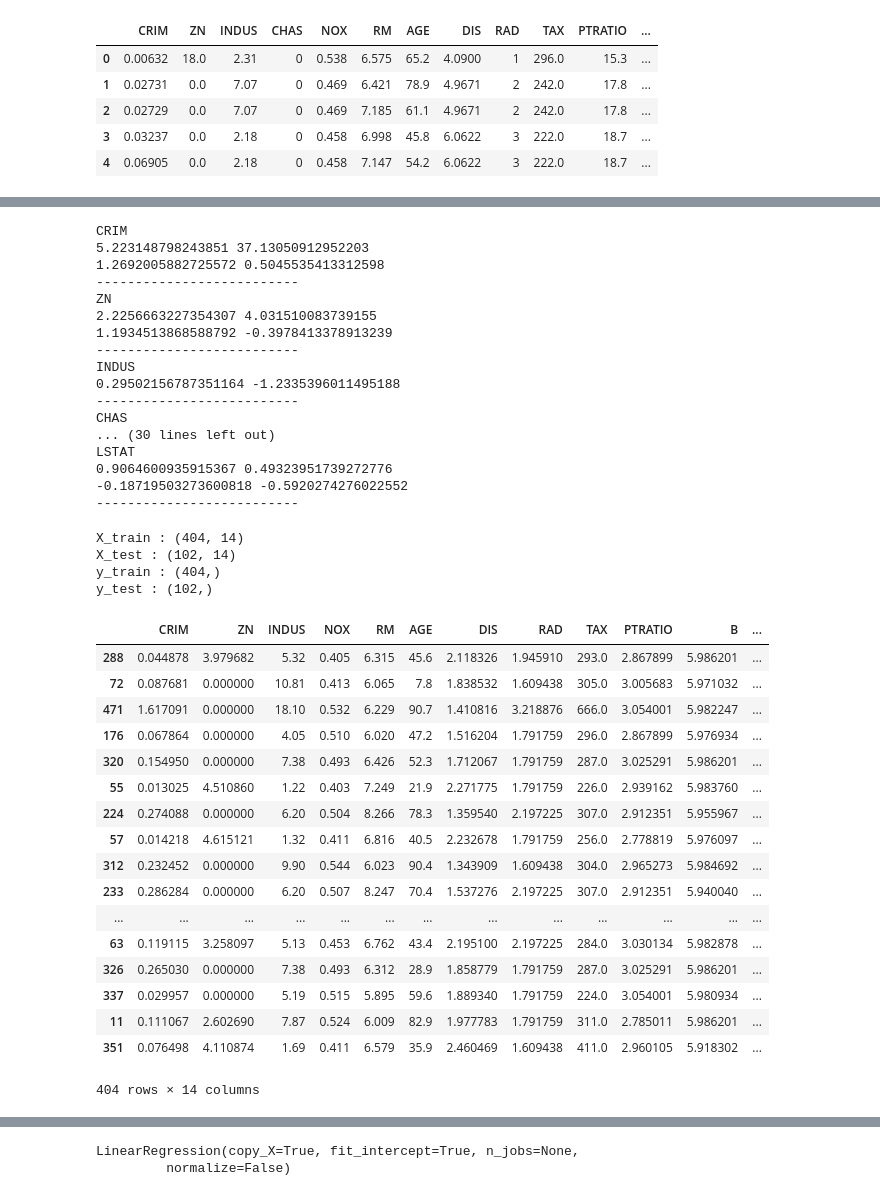
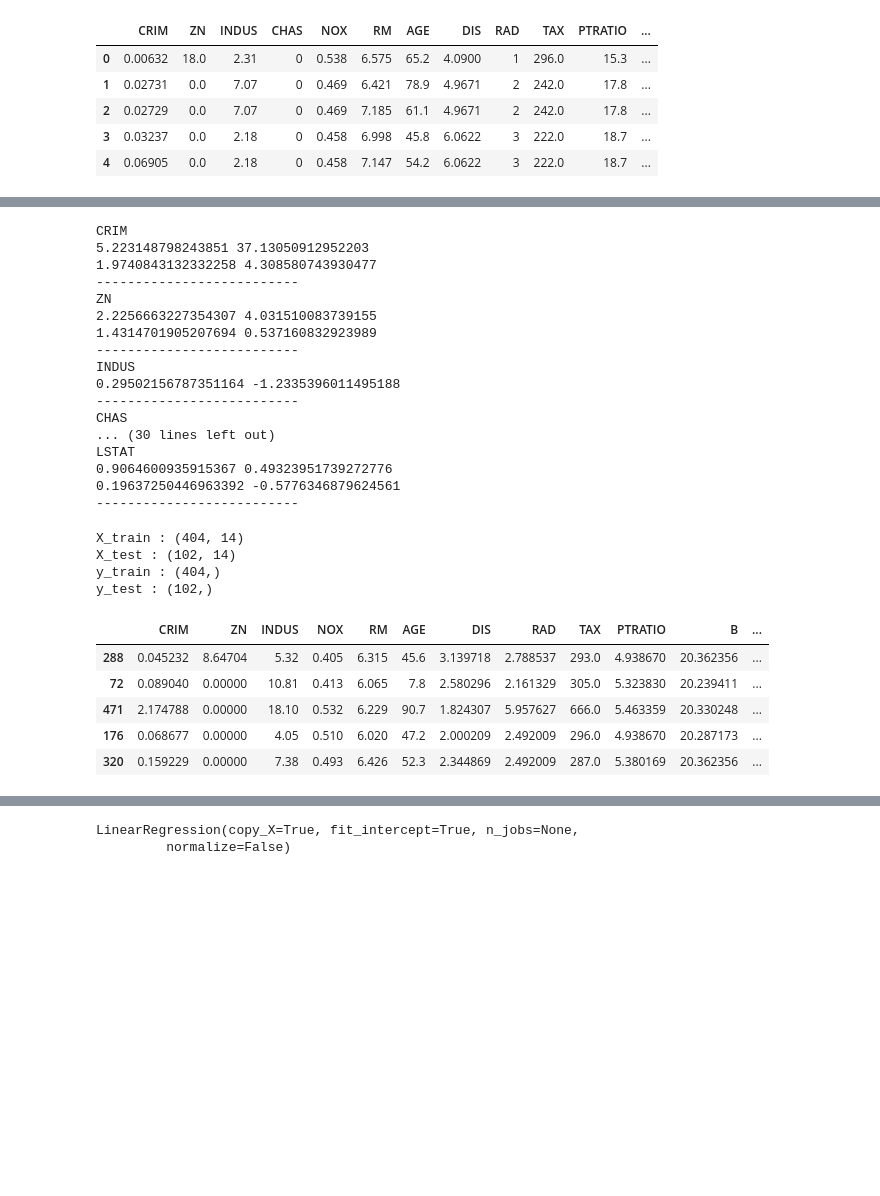
Before and after one commit to jk7g14/House-Price-Prediction, a Jupyter notebook: house-price-prediction-part2.ipynb, the cells around one changed output, grey strips where cells are left out. Saved outputs shown, nothing was run; the diff lists cells and outputs as text; code cells hidden in the pictures; blank space fills up the shorter version.

```diff
--- a/house-price-prediction-part2.ipynb
+++ b/house-price-prediction-part2.ipynb
@@ -28,4 +28,4 @@ df.head()
 | 3 | 0.03237 | 0.0 | 2.18 | 0 | 0.458 | 6.998 | 45.8 | 6.0622 | 3 | 222.0 | 18.7 | ... |
 | 4 | 0.06905 | 0.0 | 2.18 | 0 | 0.458 | 7.147 | 54.2 | 6.0622 | 3 | 222.0 | 18.7 | ... |
 # %%
-df['MEDV'] = boxcox1p(df['MEDV'], boxcox_lambda)
+df['MEDV'] = np.log1p(df['MEDV'])
@@ -34,18 +46,20 @@ for i in df.columns[:-1]:
     print(i)
     print(df[i].skew(), df[i].kurt())
     if i != 'CHAS' and (abs(df[i].skew()) > 0.75):
-        df[i] = np.log1p(df[i])
+        df[i] = boxcox1p(df[i], 0.35)
+        #df[i] = np.log1p(df[i])
+
         print(df[i].skew(), df[i].kurt())
 
     print('--------------------------')
 # %% [output]
 CRIM
 5.223148798243851 37.13050912952203
-1.2692005882725572 0.5045535413312598
+1.9740843132332258 4.308580743930477
 --------------------------
 ZN
 2.2256663227354307 4.031510083739155
-1.1934513868588792 -0.3978413378913239
+1.4314701905207694 0.537160832923989
 --------------------------
 INDUS
 0.29502156787351164 -1.2335396011495188
@@ -54,7 +68,7 @@ CHAS
 ... (30 lines left out)
 LSTAT
 0.9064600935915367 0.49323951739272776
--0.18719503273600818 -0.5920274276022552
+0.19637250446963392 -0.5776346879624561
 --------------------------
 # %%
 num_features = ['CRIM', 'ZN', 'INDUS','NOX','RM','AGE','DIS','RAD','TAX','PTRATIO','B','LSTAT']
@@ -78,24 +92,12 @@ X_test : (102, 14)
 y_train : (404,)
 y_test : (102,)
 # %%
-X_train
+X_train.head()
 # %% [output]
 |  | CRIM | ZN | INDUS | NOX | RM | AGE | DIS | RAD | TAX | PTRATIO | B | ... |
-| 288 | 0.044878 | 3.979682 | 5.32 | 0.405 | 6.315 | 45.6 | 2.118326 | 1.945910 | 293.0 | 2.867899 | 5.986201 | ... |
-| 72 | 0.087681 | 0.000000 | 10.81 | 0.413 | 6.065 | 7.8 | 1.838532 | 1.609438 | 305.0 | 3.005683 | 5.971032 | ... |
-| 471 | 1.617091 | 0.000000 | 18.10 | 0.532 | 6.229 | 90.7 | 1.410816 | 3.218876 | 666.0 | 3.054001 | 5.982247 | ... |
-| 176 | 0.067864 | 0.000000 | 4.05 | 0.510 | 6.020 | 47.2 | 1.516204 | 1.791759 | 296.0 | 2.867899 | 5.976934 | ... |
-| 320 | 0.154950 | 0.000000 | 7.38 | 0.493 | 6.426 | 52.3 | 1.712067 | 1.791759 | 287.0 | 3.025291 | 5.986201 | ... |
-| 55 | 0.013025 | 4.510860 | 1.22 | 0.403 | 7.249 | 21.9 | 2.271775 | 1.791759 | 226.0 | 2.939162 | 5.983760 | ... |
-| 224 | 0.274088 | 0.000000 | 6.20 | 0.504 | 8.266 | 78.3 | 1.359540 | 2.197225 | 307.0 | 2.912351 | 5.955967 | ... |
-| 57 | 0.014218 | 4.615121 | 1.32 | 0.411 | 6.816 | 40.5 | 2.232678 | 1.791759 | 256.0 | 2.778819 | 5.976097 | ... |
-| 312 | 0.232452 | 0.000000 | 9.90 | 0.544 | 6.023 | 90.4 | 1.343909 | 1.609438 | 304.0 | 2.965273 | 5.984692 | ... |
-| 233 | 0.286284 | 0.000000 | 6.20 | 0.507 | 8.247 | 70.4 | 1.537276 | 2.197225 | 307.0 | 2.912351 | 5.940040 | ... |
-| ... | ... | ... | ... | ... | ... | ... | ... | ... | ... | ... | ... | ... |
-| 63 | 0.119115 | 3.258097 | 5.13 | 0.453 | 6.762 | 43.4 | 2.195100 | 2.197225 | 284.0 | 3.030134 | 5.982878 | ... |
-| 326 | 0.265030 | 0.000000 | 7.38 | 0.493 | 6.312 | 28.9 | 1.858779 | 1.791759 | 287.0 | 3.025291 | 5.986201 | ... |
-| 337 | 0.029957 | 0.000000 | 5.19 | 0.515 | 5.895 | 59.6 | 1.889340 | 1.791759 | 224.0 | 3.054001 | 5.980934 | ... |
-| 11 | 0.111067 | 2.602690 | 7.87 | 0.524 | 6.009 | 82.9 | 1.977783 | 1.791759 | 311.0 | 2.785011 | 5.986201 | ... |
-| 351 | 0.076498 | 4.110874 | 1.69 | 0.411 | 6.579 | 35.9 | 2.460469 | 1.609438 | 411.0 | 2.960105 | 5.918302 | ... |
+| 288 | 0.045232 | 8.64704 | 5.32 | 0.405 | 6.315 | 45.6 | 3.139718 | 2.788537 | 293.0 | 4.938670 | 20.362356 | ... |
+| 72 | 0.089040 | 0.00000 | 10.81 | 0.413 | 6.065 | 7.8 | 2.580296 | 2.161329 | 305.0 | 5.323830 | 20.239411 | ... |
+| 471 | 2.174788 | 0.00000 | 18.10 | 0.532 | 6.229 | 90.7 | 1.824307 | 5.957627 | 666.0 | 5.463359 | 20.330248 | ... |
+| 176 | 0.068677 | 0.00000 | 4.05 | 0.510 | 6.020 | 47.2 | 2.000209 | 2.492009 | 296.0 | 4.938670 | 20.287173 | ... |
+| 320 | 0.159229 | 0.00000 | 7.38 | 0.493 | 6.426 | 52.3 | 2.344869 | 2.492009 | 287.0 | 5.380169 | 20.362356 | ... |
-404 rows × 14 columns
 # %%
```
Also changed, not shown: parts of 59 cells of this notebook, 1 other file.
